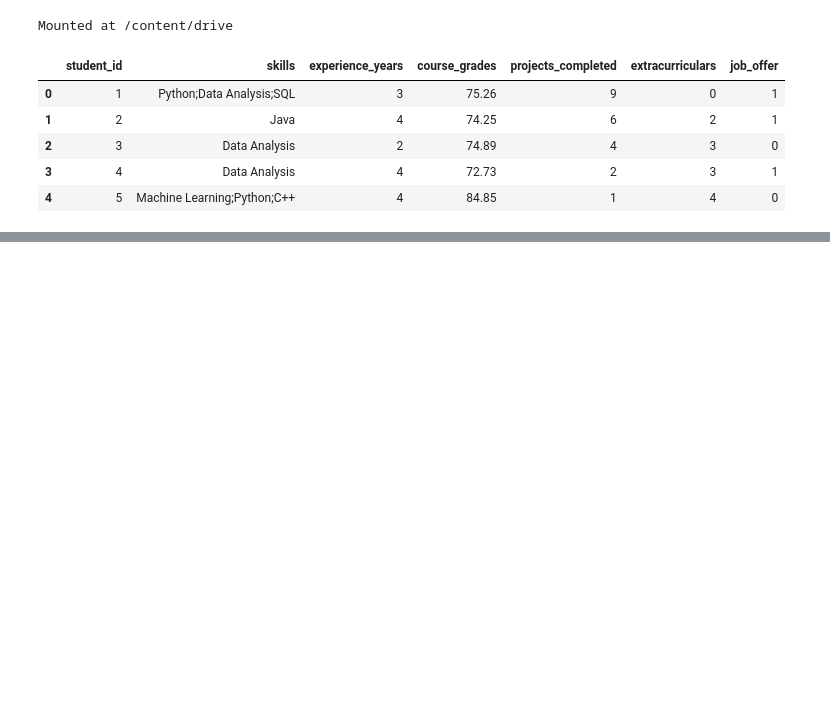
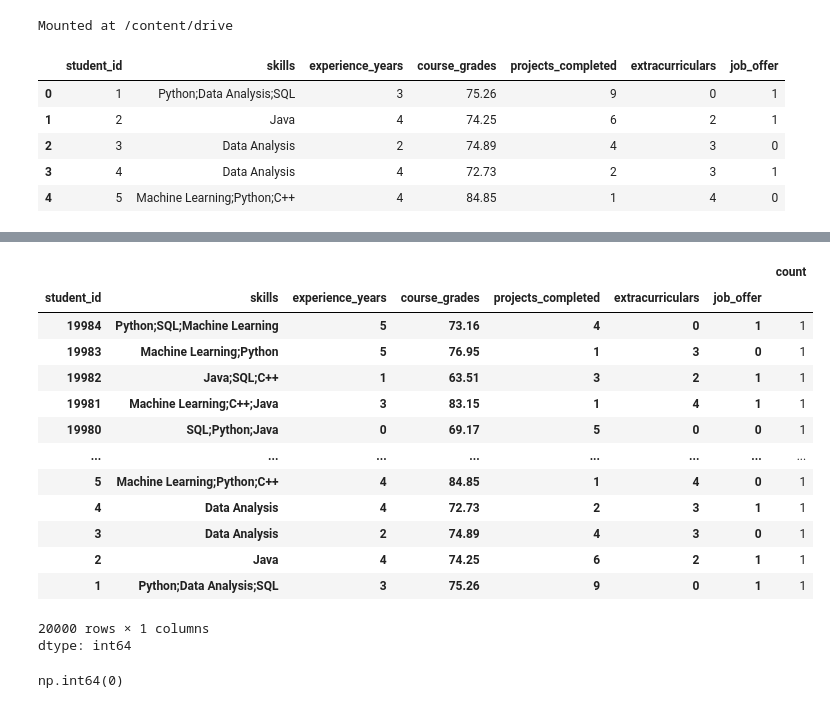
Before and after one commit to RaeHickel/Summit_task, a Jupyter notebook: Summit_task_Raghda_Haikal.ipynb, the cells around one changed output, grey strips where cells are left out. Drawn from its saved outputs; the diff is of its cells as text; code cells hidden in the pictures; blank space fills up the shorter version.

```diff
--- a/Summit_task_Raghda_Haikal.ipynb
+++ b/Summit_task_Raghda_Haikal.ipynb
@@ -18,0 +54,22 @@ Mounted at /content/drive
+# %%
+df.value_counts()
+# %% [output]
+|  |  |  |  |  |  |  | count |
+| student_id | skills | experience_years | course_grades | projects_completed | extracurriculars | job_offer |  |
+| 19984 | Python;SQL;Machine Learning | 5 | 73.16 | 4 | 0 | 1 | 1 |
+| 19983 | Machine Learning;Python | 5 | 76.95 | 1 | 3 | 0 | 1 |
+| 19982 | Java;SQL;C++ | 1 | 63.51 | 3 | 2 | 1 | 1 |
+| 19981 | Machine Learning;C++;Java | 3 | 83.15 | 1 | 4 | 1 | 1 |
+| 19980 | SQL;Python;Java | 0 | 69.17 | 5 | 0 | 0 | 1 |
+| ... | ... | ... | ... | ... | ... | ... | ... |
+| 5 | Machine Learning;Python;C++ | 4 | 84.85 | 1 | 4 | 0 | 1 |
+| 4 | Data Analysis | 4 | 72.73 | 2 | 3 | 1 | 1 |
+| 3 | Data Analysis | 2 | 74.89 | 4 | 3 | 0 | 1 |
+| 2 | Java | 4 | 74.25 | 6 | 2 | 1 | 1 |
+| 1 | Python;Data Analysis;SQL | 3 | 75.26 | 9 | 0 | 1 | 1 |
+20000 rows × 1 columns
+dtype: int64
+# %%
+df['skills'].isnull().sum()
+# %% [output]
+np.int64(0)
```
Also changed, not shown: parts of 9 cells of this notebook.
